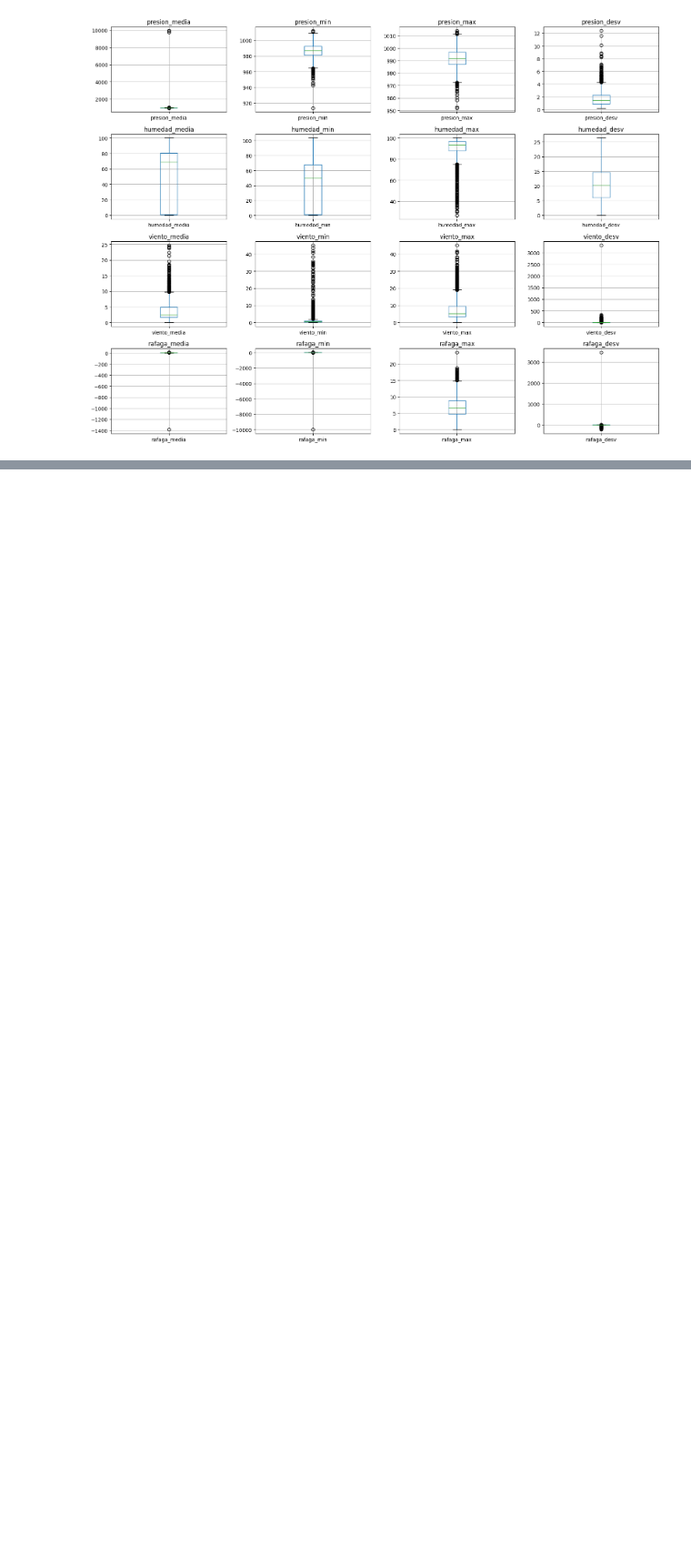
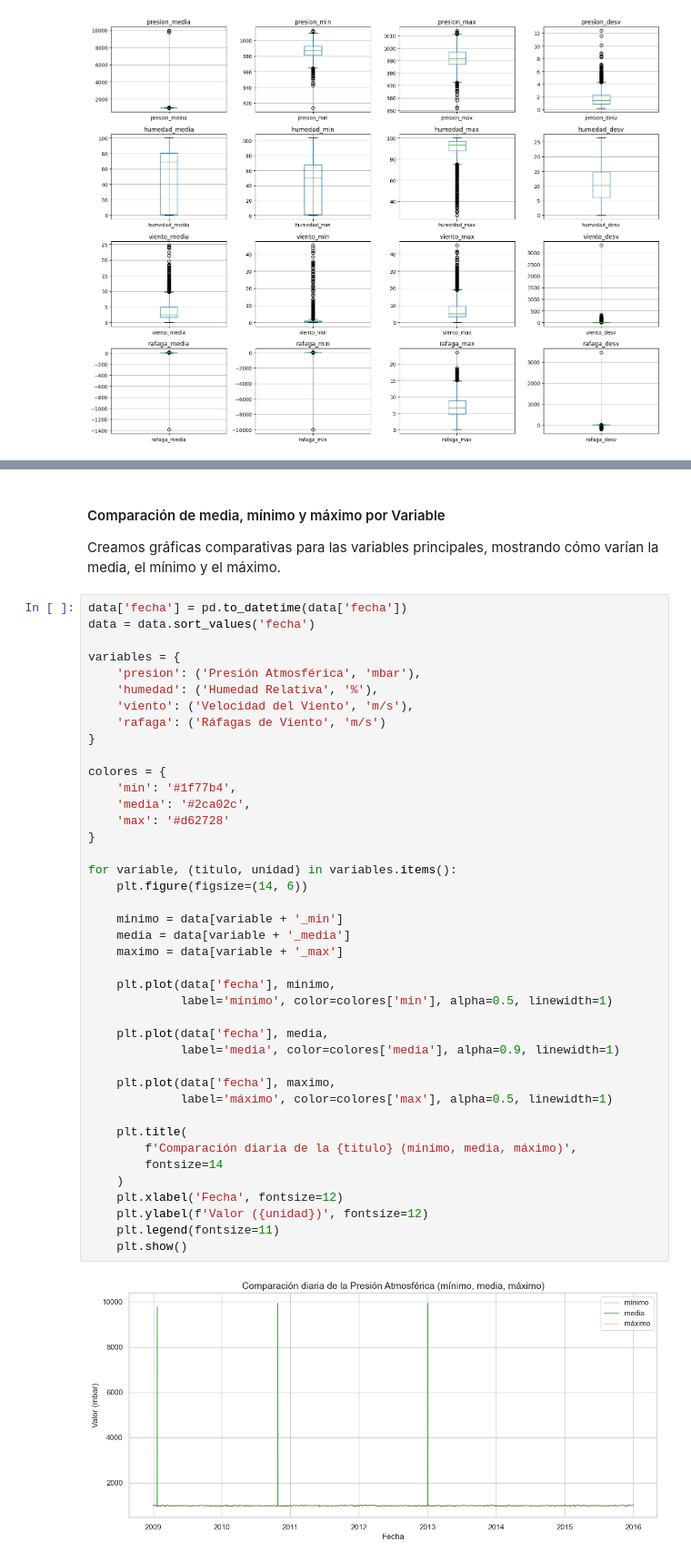
Before and after one commit to cmolina12/Laboratorio-1, a Jupyter notebook: regresion.ipynb, the cells around one changed output, grey strips where cells are left out. Shown at 91% size. Cells and saved outputs as stored; diff of their text form; blank space fills up the shorter version.

```diff
--- a/regresion.ipynb
+++ b/regresion.ipynb
@@ -968,0 +390,47 @@ En este notebook aprendiste a cargar y manipular un conjunto de datos utilizando
+# %% [markdown]
+#### Comparación de media, mínimo y máximo por Variable
+
+Creamos gráficas comparativas para las variables principales, mostrando cómo varían la media, el mínimo y el máximo.
+# %%
+data['fecha'] = pd.to_datetime(data['fecha'])
+data = data.sort_values('fecha')
+
+variables = {
+    'presion': ('Presión Atmosférica', 'mbar'),
+    'humedad': ('Humedad Relativa', '%'),
+    'viento': ('Velocidad del Viento', 'm/s'),
+    'rafaga': ('Ráfagas de Viento', 'm/s')
+}
+
+colores = {
+    'min': '#1f77b4',
+    'media': '#2ca02c',
+    'max': '#d62728'
+}
+
+for variable, (titulo, unidad) in variables.items():
+    plt.figure(figsize=(14, 6))
+
+    minimo = data[variable + '_min']
+    media = data[variable + '_media']
+    maximo = data[variable + '_max']
+
+    plt.plot(data['fecha'], minimo,
+             label='mínimo', color=colores['min'], alpha=0.5, linewidth=1)
+
+    plt.plot(data['fecha'], media,
+             label='media', color=colores['media'], alpha=0.9, linewidth=1)
+
+    plt.plot(data['fecha'], maximo,
+             label='máximo', color=colores['max'], alpha=0.5, linewidth=1)
+
+    plt.title(
+        f'Comparación diaria de la {titulo} (mínimo, media, máximo)',
+        fontsize=14
+    )
+    plt.xlabel('Fecha', fontsize=12)
+    plt.ylabel(f'Valor ({unidad})', fontsize=12)
+    plt.legend(fontsize=11)
+    plt.show()
+# %% [output]
+[figure, added]
```
Also changed, not shown: parts of 99 cells of this notebook, 1 other file.
